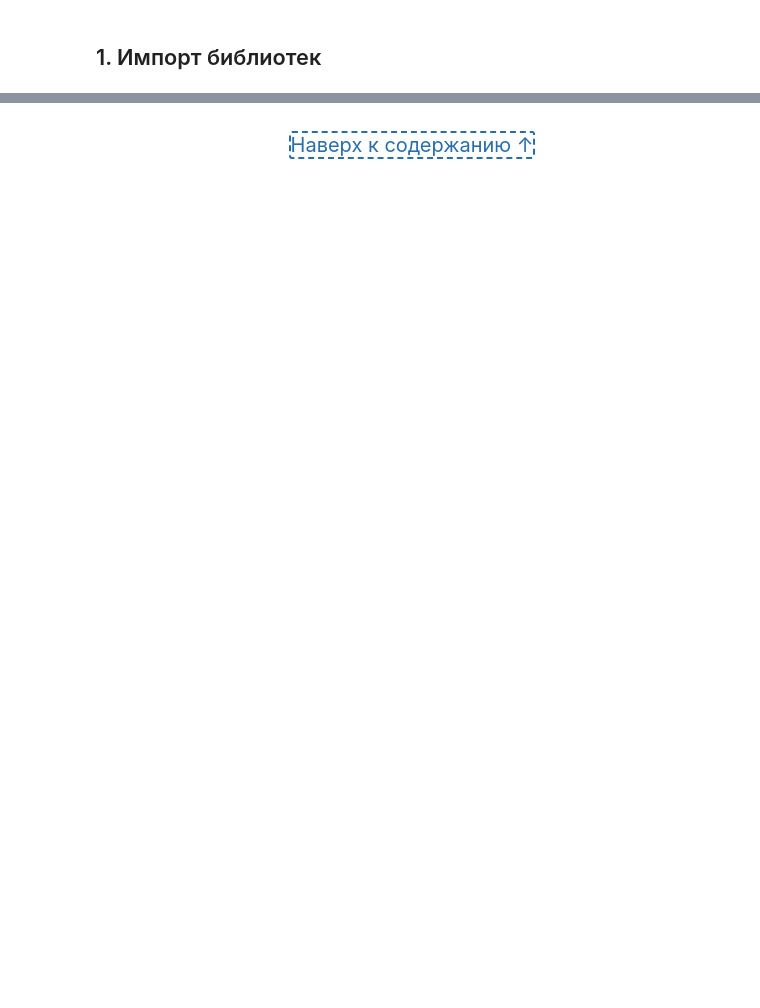
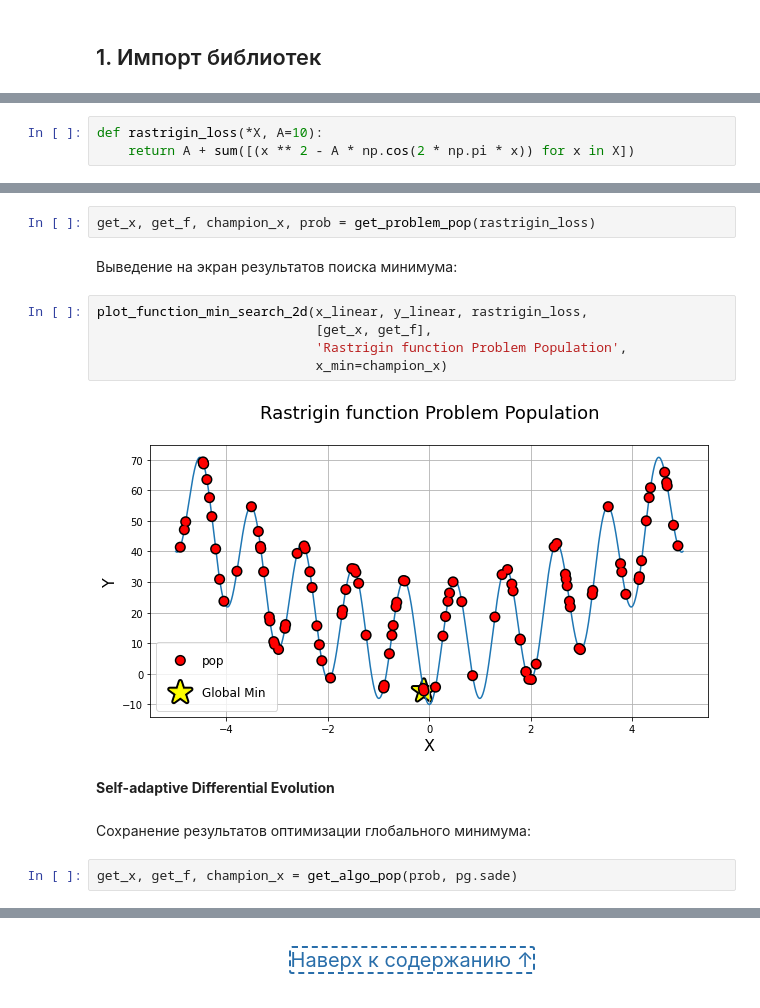
Before and after one commit to tidalinn/mai_term01_artificial_intelligence_course, a Jupyter notebook: 02_laboratory_work.ipynb, the cells around one changed output, grey strips where cells are left out. Saved outputs shown, nothing was run; the diff lists cells and outputs as text; blank space fills up the shorter version.

```diff
--- a/02_laboratory_work.ipynb
+++ b/02_laboratory_work.ipynb
@@ -161,0 +234,3 @@ plt.show()
+# %%
+def rastrigin_loss(*X, A=10):
+    return A + sum([(x ** 2 - A * np.cos(2 * np.pi * x)) for x in X])
@@ -161,0 +239,17 @@ plt.show()
+# %%
+get_x, get_f, champion_x, prob = get_problem_pop(rastrigin_loss)
+# %% [markdown]
+Выведение на экран результатов поиска минимума:
+# %%
+plot_function_min_search_2d(x_linear, y_linear, rastrigin_loss,
+                            [get_x, get_f],
+                            'Rastrigin function Problem Population',
+                            x_min=champion_x)
+# %% [output]
+[figure, added]
+# %% [markdown]
+**Self-adaptive Differential Evolution**
+# %% [markdown]
+Сохранение результатов оптимизации глобального минимума:
+# %%
+get_x, get_f, champion_x = get_algo_pop(prob, pg.sade)
```
Also changed, not shown: parts of 63 cells of this notebook.
